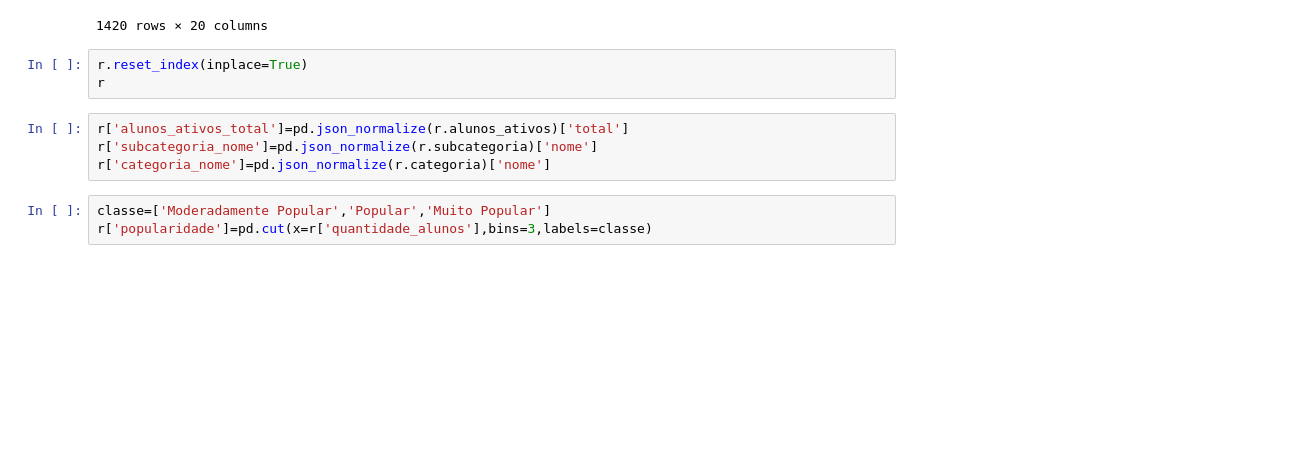
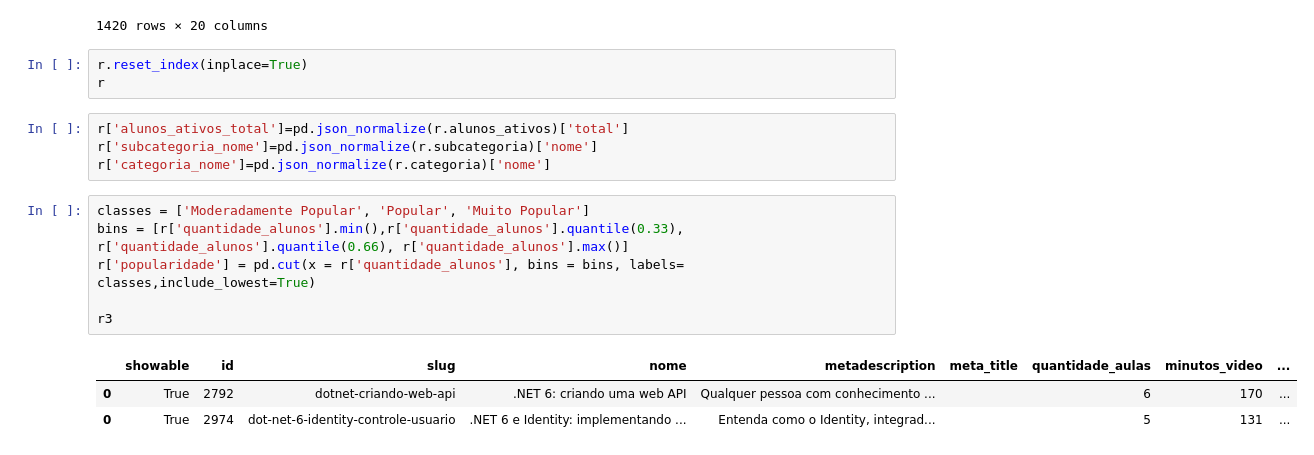
Before and after one commit to erikagascao/alura_data, a Jupyter notebook: semana9.ipynb, the cells around one changed output. Saved outputs shown, nothing was run; the diff lists cells and outputs as text; blank space fills up the shorter version.

```diff
--- a/semana9.ipynb
+++ b/semana9.ipynb
@@ -87,5 +87,12 @@ r['alunos_ativos_total']=pd.json_normalize(r.alunos_ativos)['total']
 r['subcategoria_nome']=pd.json_normalize(r.subcategoria)['nome']
 r['categoria_nome']=pd.json_normalize(r.categoria)['nome']
 # %%
-classe=['Moderadamente Popular','Popular','Muito Popular']
-r['popularidade']=pd.cut(x=r['quantidade_alunos'],bins=3,labels=classe)
+classes = ['Moderadamente Popular', 'Popular', 'Muito Popular']
+bins = [r['quantidade_alunos'].min(),r['quantidade_alunos'].quantile(0.33), r['quantidade_alunos'].quantile(0.66), r['quantidade_alunos'].max()]
+r['popularidade'] = pd.cut(x = r['quantidade_alunos'], bins = bins, labels= classes,include_lowest=True)
+
+r3
+# %% [output]
+|  | showable | id | slug | nome | metadescription | meta_title | quantidade_aulas | minutos_video | ... |
+| 0 | True | 2792 | dotnet-criando-web-api | .NET 6: criando uma web API | Qualquer pessoa com conhecimento ... |  | 6 | 170 | ... |
+| 0 | True | 2974 | dot-net-6-identity-controle-usuario | .NET 6 e Identity: implementando ... | Entenda como o Identity, integrad... |  | 5 | 131 | ... |
```
